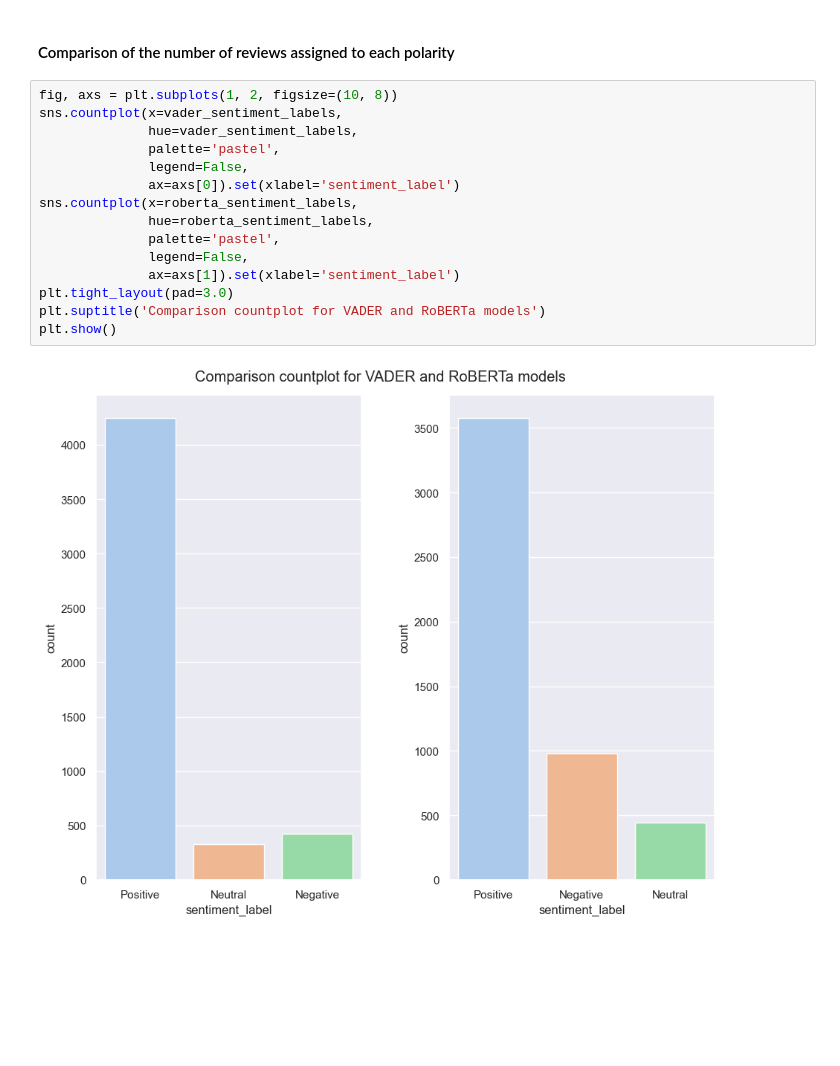
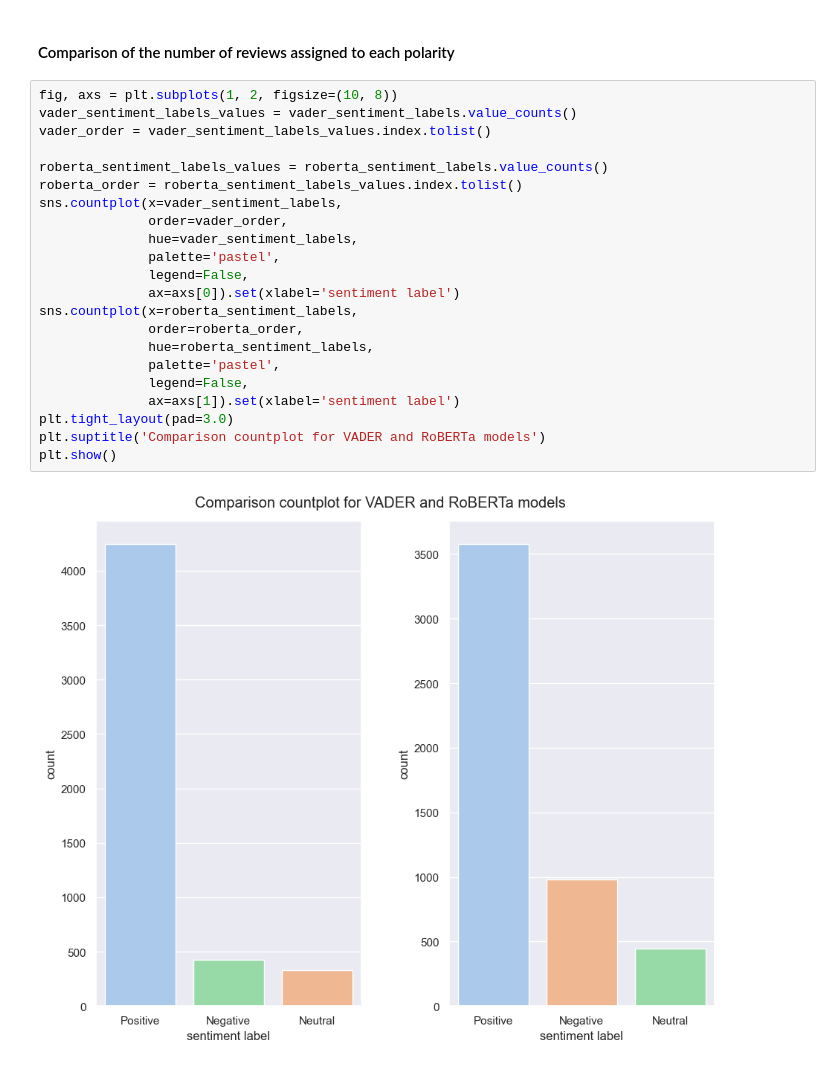
Before and after one commit to mverbytska/amazon-reviews-sentiment-analysis, a Jupyter notebook: myenv/amazon_sentiment_analysis.ipynb, the cells around one changed output. Saved outputs shown, nothing was run; the diff lists cells and outputs as text; blank space fills up the shorter version.

```diff
--- a/myenv/amazon_sentiment_analysis.ipynb
+++ b/myenv/amazon_sentiment_analysis.ipynb
@@ -792,18 +805,25 @@ roberta_sentiment_labels = pd.Series(assign_sentiment_label_for(roberta_df, 'rev
 #### Comparison of the number of reviews assigned to each polarity
 # %%
 fig, axs = plt.subplots(1, 2, figsize=(10, 8))
+vader_sentiment_labels_values = vader_sentiment_labels.value_counts()
+vader_order = vader_sentiment_labels_values.index.tolist()
+
+roberta_sentiment_labels_values = roberta_sentiment_labels.value_counts()
+roberta_order = roberta_sentiment_labels_values.index.tolist()
 sns.countplot(x=vader_sentiment_labels,
+              order=vader_order,
               hue=vader_sentiment_labels,
               palette='pastel',
               legend=False,
-              ax=axs[0]).set(xlabel='sentiment_label')
+              ax=axs[0]).set(xlabel='sentiment label')
 sns.countplot(x=roberta_sentiment_labels,
+              order=roberta_order,
               hue=roberta_sentiment_labels,
               palette='pastel',
               legend=False,
-              ax=axs[1]).set(xlabel='sentiment_label')
+              ax=axs[1]).set(xlabel='sentiment label')
 plt.tight_layout(pad=3.0)
 plt.suptitle('Comparison countplot for VADER and RoBERTa models')
 plt.show()
 # %% [output]
-[figure, old version]
+[figure, new version]
```
Also changed, not shown: parts of 12 cells of this notebook.
